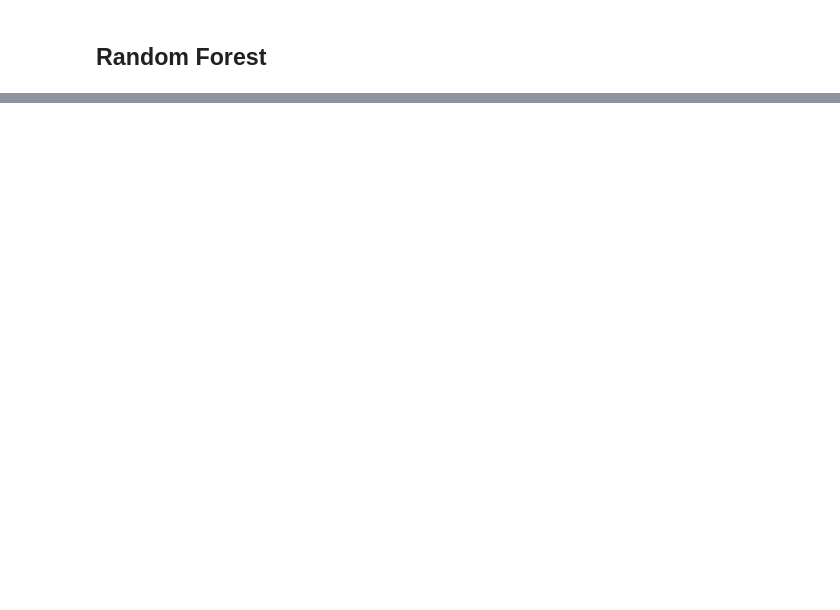
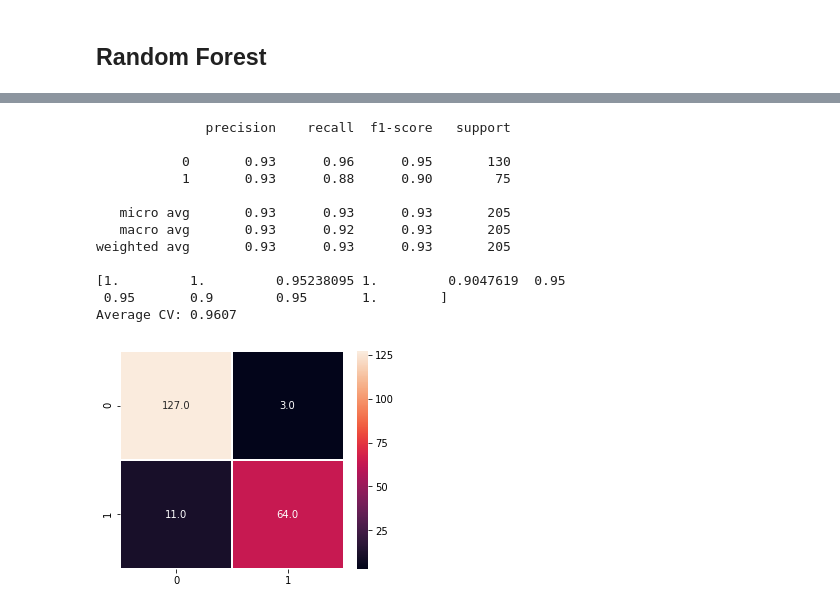
Before and after one commit to mkm29/DataScience, a Jupyter notebook: thinkful/unit/3/2/breast_cancer.ipynb, the cells around one changed output, grey strips where cells are left out. Drawn from its saved outputs; the diff is of its cells as text; code cells hidden in the pictures; blank space fills up the shorter version.

```diff
--- a/thinkful/unit/3/2/breast_cancer.ipynb
+++ b/thinkful/unit/3/2/breast_cancer.ipynb
@@ -275 +254,31 @@ Average CV: 0.9607
+# %%
+model_rf2 = RandomForestClassifier(max_features=8,random_state=0, n_estimators=1000)
+model_rf2.fit(x_train,y_train)
+
+predicion_rf2 = model_rf2.predict(x_test)
+results_rf2 = metrics.classification_report(y_true=y_test, y_pred=predicion_rf2)
+print(results_rf2)
+
+#Confusion Matrix
+cm_rf2 = metrics.confusion_matrix(y_true=y_test, y_pred=predicion_rf2)
+f,ax = plt.subplots(figsize=(5, 4))
+sns.heatmap(cm_rf, annot=True, linewidths=.5, fmt= '.1f',ax=ax);
+
+cv_rf2 = cross_val_score(model_rf2, x_test, y_test, cv=10)
+print(cv_rf2)
+print("Average CV: {:.4f}".format(cv_rf2.mean()))
+# %% [output]
+              precision    recall  f1-score   support
+
+           0       0.93      0.96      0.95       130
+           1       0.93      0.88      0.90        75
+
+   micro avg       0.93      0.93      0.93       205
+   macro avg       0.93      0.92      0.93       205
+weighted avg       0.93      0.93      0.93       205
+
+[1.         1.         0.95238095 1.         0.9047619  0.95
+ 0.95       0.9        0.95       1.        ]
+Average CV: 0.9607
+[figure, added]
 # %% [markdown]
```
Also changed, not shown: parts of 25 cells of this notebook.
